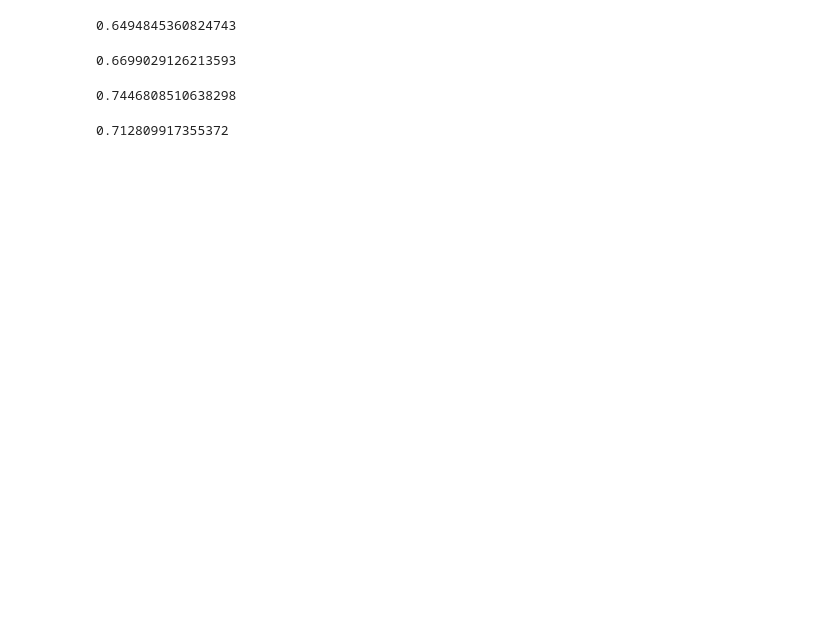
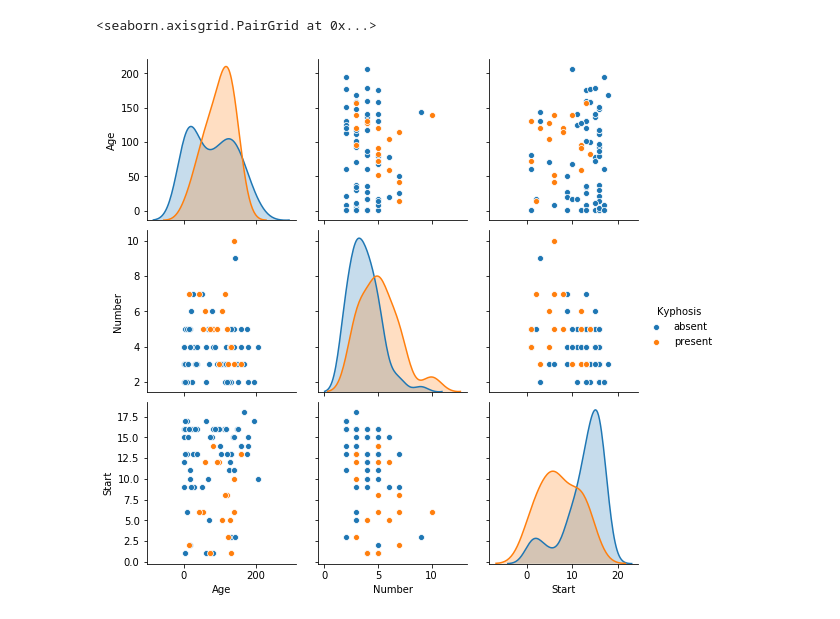
Before and after one commit to sreesowmya123/datasciences, a Jupyter notebook: Untitled (3).ipynb, the cells around one changed output. Saved outputs shown, nothing was run; the diff lists cells and outputs as text; code cells hidden in the pictures; blank space fills up the shorter version.

```diff
--- a/Untitled (3).ipynb
+++ b/Untitled (3).ipynb
@@ -23,3 +49 @@ data.shape
-# %%
-data.drop(["CASENUM"],axis=1,inplace=True)
 # %%
@@ -165,23 +74,5 @@ true_negative= 345
-# %%
-#Precision rate
-Precision=true_positive/(true_positive+false_positive)
-Precision
-# %% [output]
-0.6494845360824743
-# %%
-from sklearn.metrics import precision_score
-precision_score(y_train,y_train_pred)
-# %% [output]
-0.6699029126213593
-# %%
-#Recall
-Recall=true_positive/(true_positive+false_negative)
-Recall
-# %% [output]
-0.7446808510638298
-# %%
-#Calculation F1 Score
-from sklearn.metrics import f1_score
-f1_score(y_train,y_train_pred)
-# %% [output]
-0.712809917355372
+# %%
+sns.pairplot(data,hue="Kyphosis")
+# %% [output]
+<seaborn.axisgrid.PairGrid at 0x...>
+[figure, added]
```
Also changed, not shown: parts of 44 cells of this notebook.
